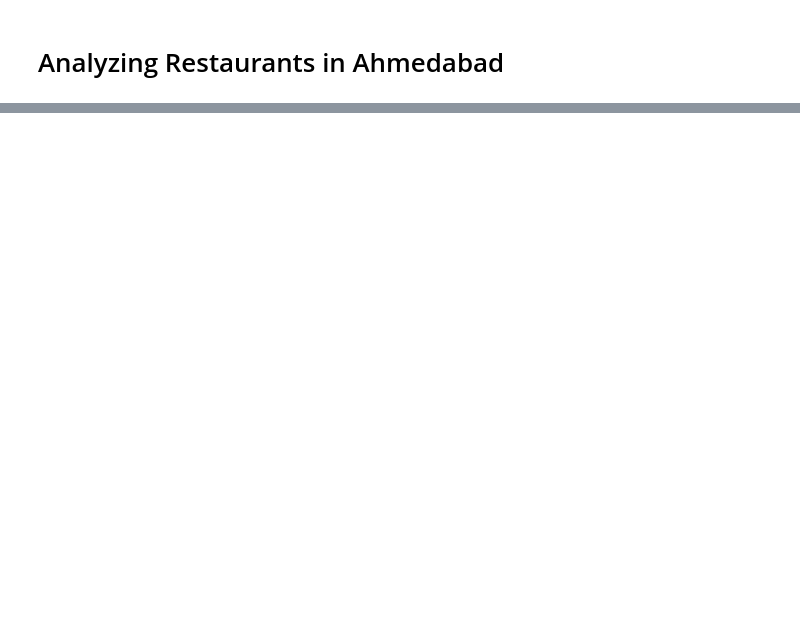
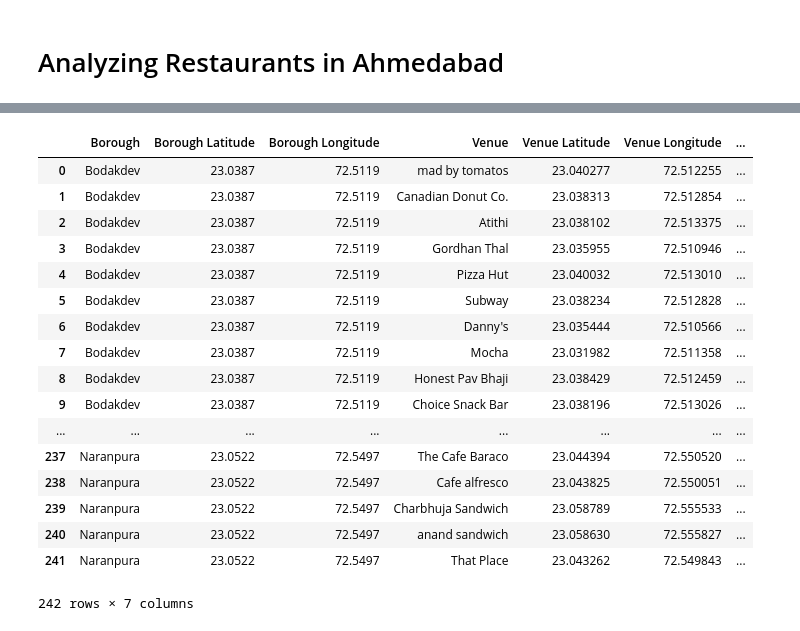
Before and after one commit to virendhanwani/Coursera_Capstone, a Jupyter notebook: Battle_of_hoods.ipynb, the cells around one changed output, grey strips where cells are left out. Cells and saved outputs as stored; diff of their text form; code cells hidden in the pictures; blank space fills up the shorter version.

```diff
--- a/Battle_of_hoods.ipynb
+++ b/Battle_of_hoods.ipynb
@@ -94,2 +10,0 @@ nearby_venues
-# %%
-nearby_venues['index'] = nearby_venues.index
@@ -197,16 +35,18 @@ merged_df
 # %%
-map_abad = folium.Map(location=[abad_lat, abad_long], zoom_start=10)
+abad_lat = 23.0225
+abad_lng = 72.5714
+map_abad = folium.Map(location=[abad_lat, abad_lng], zoom_start=12)
 
-for lat, lng, locality, name in zip(merged_df['lat'], merged_df['lng'], merged_df['locality'], merged_df['name']):
-    label = '{}, {}'.format(name, locality)
+for lat, lng, borough in zip(abad_df['Lat'], abad_df['Long'], abad_df['Borough']):
+    label = '{}'.format(borough)
     label = folium.Popup(label, parse_html=True)
     folium.CircleMarker(
         [lat, lng],
         radius=5,
         popup=label,
-        color='red',
+        color='blue',
         fill=True,
-        fill_color='#FF0000',
+        fill_color='#3186cc',
         fill_opacity=0.7,
         parse_html=False).add_to(map_abad)
 
@@ -215,0 +62,48 @@ map_abad
+# %%
+def getNearbyVenues(names, latitudes, longitudes, radius=1000):
+
+    venues_list=[]
+    for name, lat, lng in zip(names, latitudes, longitudes):
+        print(name)
+
+        # create the API request URL
+        url = 'https://api.foursquare.com/v2/venues/explore?&client_id={}&client_secret={}&v={}&ll={},{}&radius={}&categoryId={}&limit={}'.format(
+                CLIENT_ID,
+                CLIENT_SECRET,
+                VERSION,
+                lat,
+                lng,
+                radius,
+                category_id,
+                LIMIT)
+
+        # make the GET request
+        results = requests.get(url).json()["response"]['groups'][0]['items']
+
+        # return only relevant information for each nearby venue
+        venues_list.append([(
+            name,
+            lat,
+            lng,
+            v['venue']['name'],
+            v['venue']['location']['lat'],
+            v['venue']['location']['lng'],
+            v['venue']['categories'][0]['name']) for v in results])
+
+    nearby_venues = pd.DataFrame([item for venue_list in venues_list for item in venue_list])
+    nearby_venues.columns = ['Borough',
+                  'Borough Latitude',
+                  'Borough Longitude',
+                  'Venue',
+                  'Venue Latitude',
+                  'Venue Longitude',
+                  'Venue Category']
+
+    return(nearby_venues)
+
+abad_venues = getNearbyVenues(names=abad_df['Borough'],
+                                   latitudes=abad_df['Lat'],
+                                   longitudes=abad_df['Long']
+                                  )
+abad_venues
+# %% [output]
@@ -215,0 +120,18 @@ map_abad
+|  | Borough | Borough Latitude | Borough Longitude | Venue | Venue Latitude | Venue Longitude | ... |
+| 0 | Bodakdev | 23.0387 | 72.5119 | mad by tomatos | 23.040277 | 72.512255 | ... |
+| 1 | Bodakdev | 23.0387 | 72.5119 | Canadian Donut Co. | 23.038313 | 72.512854 | ... |
+| 2 | Bodakdev | 23.0387 | 72.5119 | Atithi | 23.038102 | 72.513375 | ... |
+| 3 | Bodakdev | 23.0387 | 72.5119 | Gordhan Thal | 23.035955 | 72.510946 | ... |
+| 4 | Bodakdev | 23.0387 | 72.5119 | Pizza Hut | 23.040032 | 72.513010 | ... |
+| 5 | Bodakdev | 23.0387 | 72.5119 | Subway | 23.038234 | 72.512828 | ... |
+| 6 | Bodakdev | 23.0387 | 72.5119 | Danny's | 23.035444 | 72.510566 | ... |
+| 7 | Bodakdev | 23.0387 | 72.5119 | Mocha | 23.031982 | 72.511358 | ... |
+| 8 | Bodakdev | 23.0387 | 72.5119 | Honest Pav Bhaji | 23.038429 | 72.512459 | ... |
+| 9 | Bodakdev | 23.0387 | 72.5119 | Choice Snack Bar | 23.038196 | 72.513026 | ... |
+| ... | ... | ... | ... | ... | ... | ... | ... |
+| 237 | Naranpura | 23.0522 | 72.5497 | The Cafe Baraco | 23.044394 | 72.550520 | ... |
+| 238 | Naranpura | 23.0522 | 72.5497 | Cafe alfresco | 23.043825 | 72.550051 | ... |
+| 239 | Naranpura | 23.0522 | 72.5497 | Charbhuja Sandwich | 23.058789 | 72.555533 | ... |
+| 240 | Naranpura | 23.0522 | 72.5497 | anand sandwich | 23.058630 | 72.555827 | ... |
+| 241 | Naranpura | 23.0522 | 72.5497 | That Place | 23.043262 | 72.549843 | ... |
+242 rows × 7 columns
```
Also changed, not shown: parts of 21 cells of this notebook.
